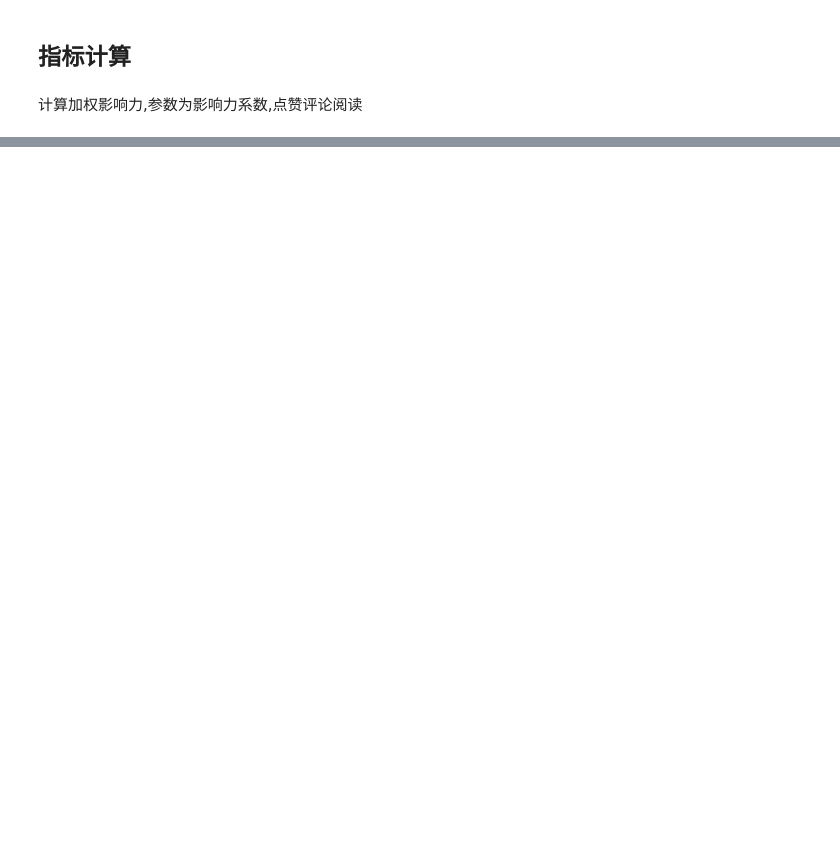
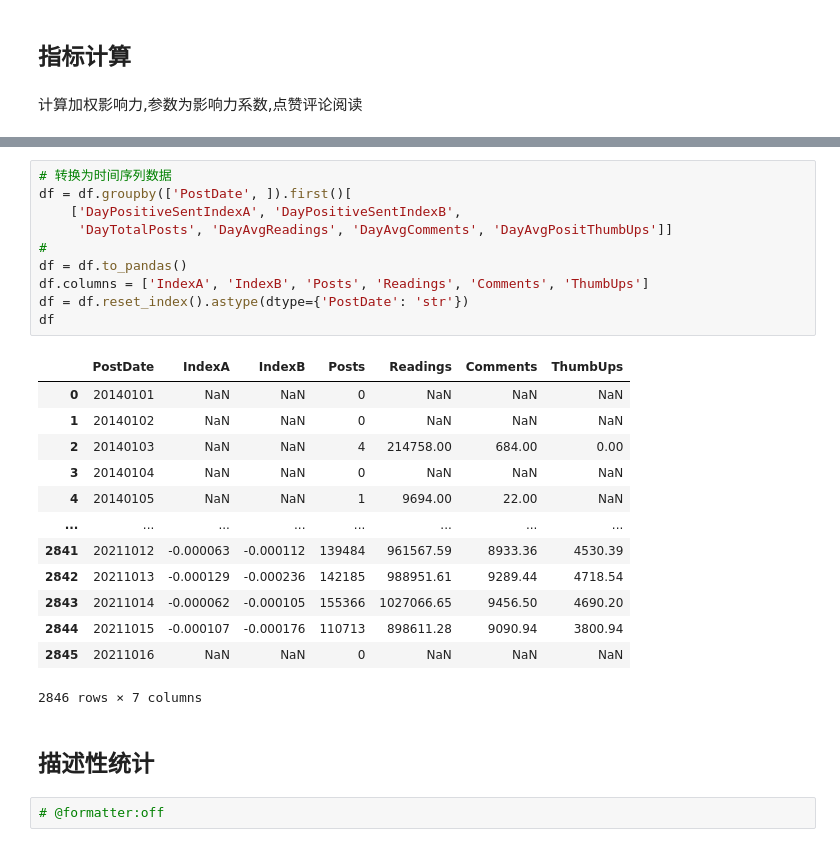
Before and after one commit to Colin-Bao/Investor-Sentiment, a Jupyter notebook: notebooks/IS-Investor.ipynb, the cells around one changed output, grey strips where cells are left out. Drawn from its saved outputs; the diff is of its cells as text; blank space fills up the shorter version.

```diff
--- a/notebooks/IS-Investor.ipynb
+++ b/notebooks/IS-Investor.ipynb
@@ -122,0 +118,28 @@ df.to_pandas()
+# %%
+# 转换为时间序列数据
+df = df.groupby(['PostDate', ]).first()[
+    ['DayPositiveSentIndexA', 'DayPositiveSentIndexB',
+     'DayTotalPosts', 'DayAvgReadings', 'DayAvgComments', 'DayAvgPositThumbUps']]
+#
+df = df.to_pandas()
+df.columns = ['IndexA', 'IndexB', 'Posts', 'Readings', 'Comments', 'ThumbUps']
+df = df.reset_index().astype(dtype={'PostDate': 'str'})
+df
+# %% [output]
+|  | PostDate | IndexA | IndexB | Posts | Readings | Comments | ThumbUps |
+| 0 | 20140101 | NaN | NaN | 0 | NaN | NaN | NaN |
+| 1 | 20140102 | NaN | NaN | 0 | NaN | NaN | NaN |
+| 2 | 20140103 | NaN | NaN | 4 | 214758.00 | 684.00 | 0.00 |
+| 3 | 20140104 | NaN | NaN | 0 | NaN | NaN | NaN |
+| 4 | 20140105 | NaN | NaN | 1 | 9694.00 | 22.00 | NaN |
+| ... | ... | ... | ... | ... | ... | ... | ... |
+| 2841 | 20211012 | -0.000063 | -0.000112 | 139484 | 961567.59 | 8933.36 | 4530.39 |
+| 2842 | 20211013 | -0.000129 | -0.000236 | 142185 | 988951.61 | 9289.44 | 4718.54 |
+| 2843 | 20211014 | -0.000062 | -0.000105 | 155366 | 1027066.65 | 9456.50 | 4690.20 |
+| 2844 | 20211015 | -0.000107 | -0.000176 | 110713 | 898611.28 | 9090.94 | 3800.94 |
+| 2845 | 20211016 | NaN | NaN | 0 | NaN | NaN | NaN |
+2846 rows × 7 columns
+# %% [markdown]
+## 描述性统计
+# %%
+# @formatter:off
```
Also changed, not shown: parts of 6 cells of this notebook, 1 other file.
